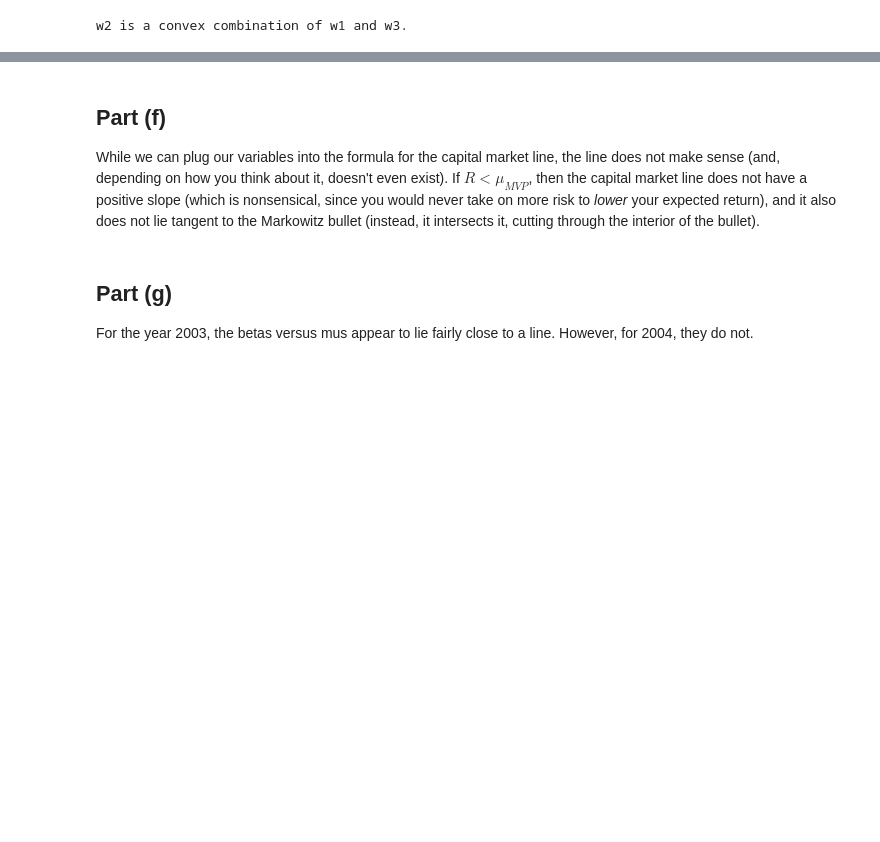
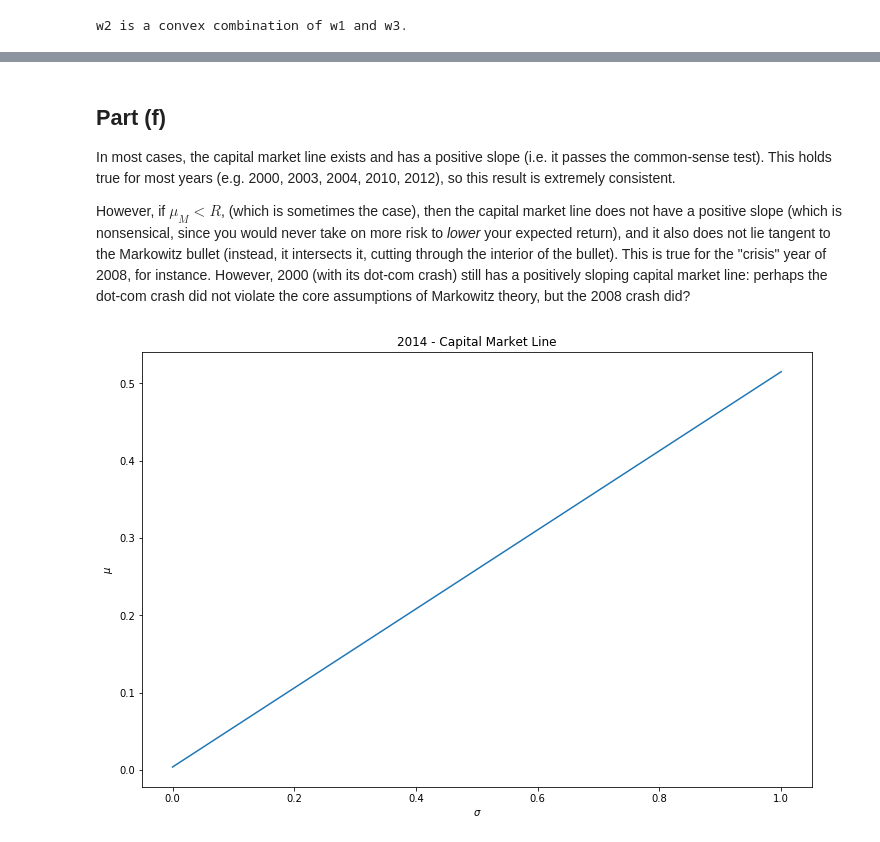
Before and after one commit to eigenfoo/random, a Jupyter notebook: quantfin/portfolio-analysis/portfolio_pset_q1.ipynb, the cells around one changed output, grey strips where cells are left out. Cells and saved outputs as stored; diff of their text form; code cells hidden in the pictures; blank space fills up the shorter version.

```diff
--- a/quantfin/portfolio-analysis/portfolio_pset_q1.ipynb
+++ b/quantfin/portfolio-analysis/portfolio_pset_q1.ipynb
@@ -144,6 +158,8 @@ R is NOT < mu_mvp!
 # %% [markdown]
 ## Part (f)
 
-While we can plug our variables into the formula for the capital market line, the line does not make sense (and, depending on how you think about it, doesn't even exist). If $ R < \mu_{MVP} $, then the capital market line does not have a positive slope (which is nonsensical, since you would never take on more risk to _lower_ your expected return), and it also does not lie tangent to the Markowitz bullet (instead, it intersects it, cutting through the interior of the bullet).
+In most cases, the capital market line exists and has a positive slope (i.e. it passes the common-sense test). This holds true for most years (e.g. 2000, 2003, 2004, 2010, 2012), so this result is extremely consistent.
+
+However, if $ \mu_{M} < R $, (which is sometimes the case), then the capital market line does not have a positive slope (which is nonsensical, since you would never take on more risk to _lower_ your expected return), and it also does not lie tangent to the Markowitz bullet (instead, it intersects it, cutting through the interior of the bullet). This is true for the "crisis" year of 2008, for instance. However, 2000 (with its dot-com crash) still has a positively sloping capital market line: perhaps the dot-com crash did not violate the core assumptions of Markowitz theory, but the 2008 crash did?
 # %%
 R = interest.mean()
@@ -152,7 +170,11 @@ sigma_M = market.std()
 
 sigmas = np.linspace(0, 1)
 mus = R + ((mu_M - R) / sigma_M) * sigmas  # Capital Market Line
-# %% [markdown]
-## Part (g)
-
-For the year 2003, the betas versus mus appear to lie fairly close to a line. However, for 2004, they do not.
+# %%
+plt.figure(figsize=[12, 8])
+plt.plot(sigmas, mus)
+plt.xlabel('$\sigma$')
+plt.ylabel('$\mu$')
+plt.title('{} - Capital Market Line'.format(YEAR));
+# %% [output]
+[figure, added]
```
Also changed, not shown: parts of 21 cells of this notebook, 22 other files.
